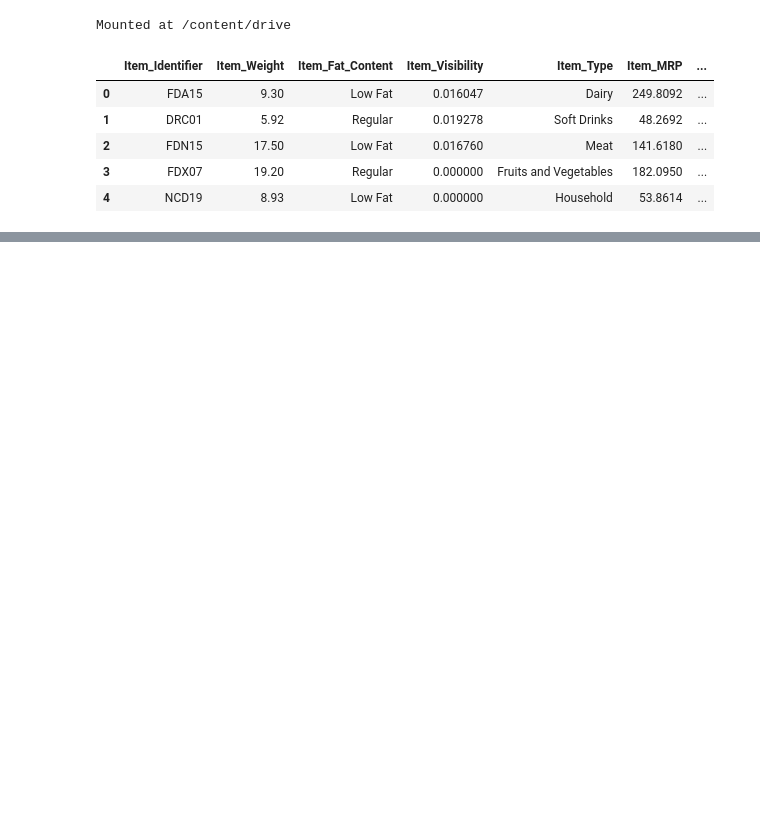
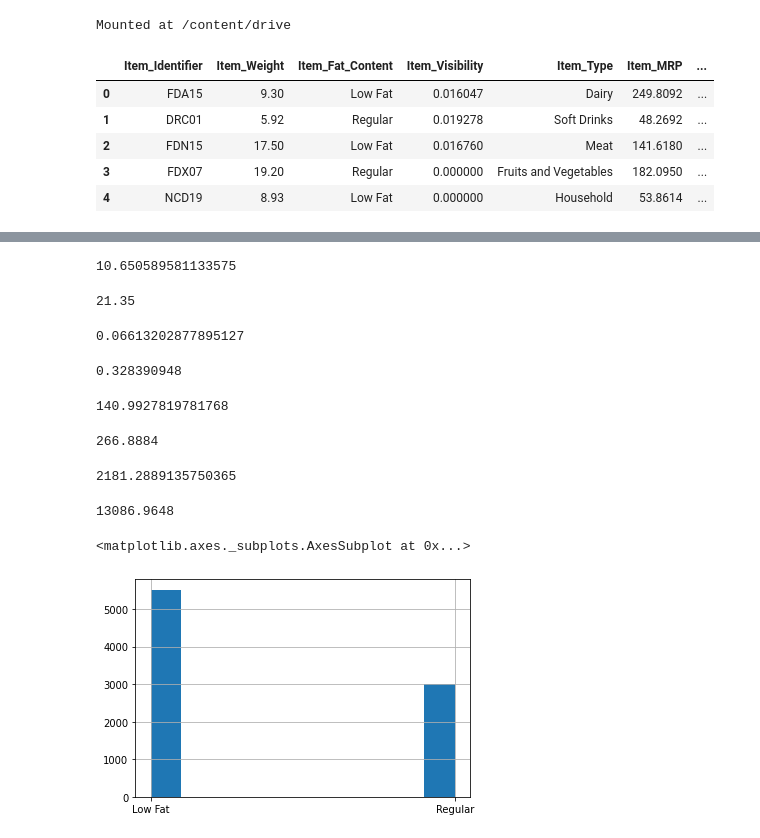
Before and after one commit to heidiglee/sales-predictions, a Jupyter notebook: heidilee_github_sales_prediction.ipynb, the cells around one changed output, grey strips where cells are left out. Cells and saved outputs as stored; diff of their text form; code cells hidden in the pictures; blank space fills up the shorter version.

```diff
--- a/heidilee_github_sales_prediction.ipynb
+++ b/heidilee_github_sales_prediction.ipynb
@@ -20,0 +92,5 @@ df.head()
+# %%
+#5 5) Decide on how to address the missing values and do it! (This requires your judgement, so explain your choice).
+#i found it on a website
+df.fillna(0, inplace=True)
+df
@@ -20,0 +133,6 @@ df.head()
+# %%
+#7) Find and fix any inconsistent categories of data (example: fix cat, Cat, and cats so that they are consistent)
+df['Item_Fat_Content'].unique()
+rows = df['Item_Fat_Content'].isin(['LF'])
+df.loc[rows, 'Item_Fat_Content'] = 'Low Fat'
+df
@@ -20,0 +153,4 @@ df.head()
+# %%
+rows = df['Item_Fat_Content'].isin(['reg'])
+df.loc[rows, 'Item_Fat_Content'] = 'Regular'
+df
@@ -20,0 +171,4 @@ df.head()
+# %%
+rows = df['Item_Fat_Content'].isin(['low fat'])
+df.loc[rows, 'Item_Fat_Content'] = 'Low Fat'
+df
@@ -20,0 +189,40 @@ df.head()
+# %%
+#8 8) For any numerical columns, obtain the summary statistics of each (min, max, mean)
+
+meanVar = df.loc[:, 'Item_Weight'].mean()
+print(meanVar)
+df.loc[:,'Item_Weight'].min()
+df.loc[:,'Item_Weight'].max()
+# %% [output]
+10.650589581133575
+21.35
+# %%
+meanVar = df.loc[:, 'Item_Visibility'].mean()
+print(meanVar)
+df.loc[:,'Item_Visibility'].min()
+df.loc[:,'Item_Visibility'].max()
+# %% [output]
+0.06613202877895127
+0.328390948
+# %%
+meanVar = df.loc[:, 'Item_MRP'].mean()
+print(meanVar)
+df.loc[:,'Item_MRP'].min()
+df.loc[:,'Item_MRP'].max()
+# %% [output]
+140.9927819781768
+266.8884
+# %%
+meanVar = df.loc[:, 'Item_Outlet_Sales'].mean()
+print(meanVar)
+df.loc[:,'Item_Outlet_Sales'].min()
+df.loc[:,'Item_Outlet_Sales'].max()
+# %% [output]
+2181.2889135750365
+13086.9648
+# %%
+# project 1 part 3
+df['Item_Fat_Content'].hist()
+# %% [output]
+<matplotlib.axes._subplots.AxesSubplot at 0x...>
+[figure, added]
```
Also changed, not shown: parts of 13 cells of this notebook.
